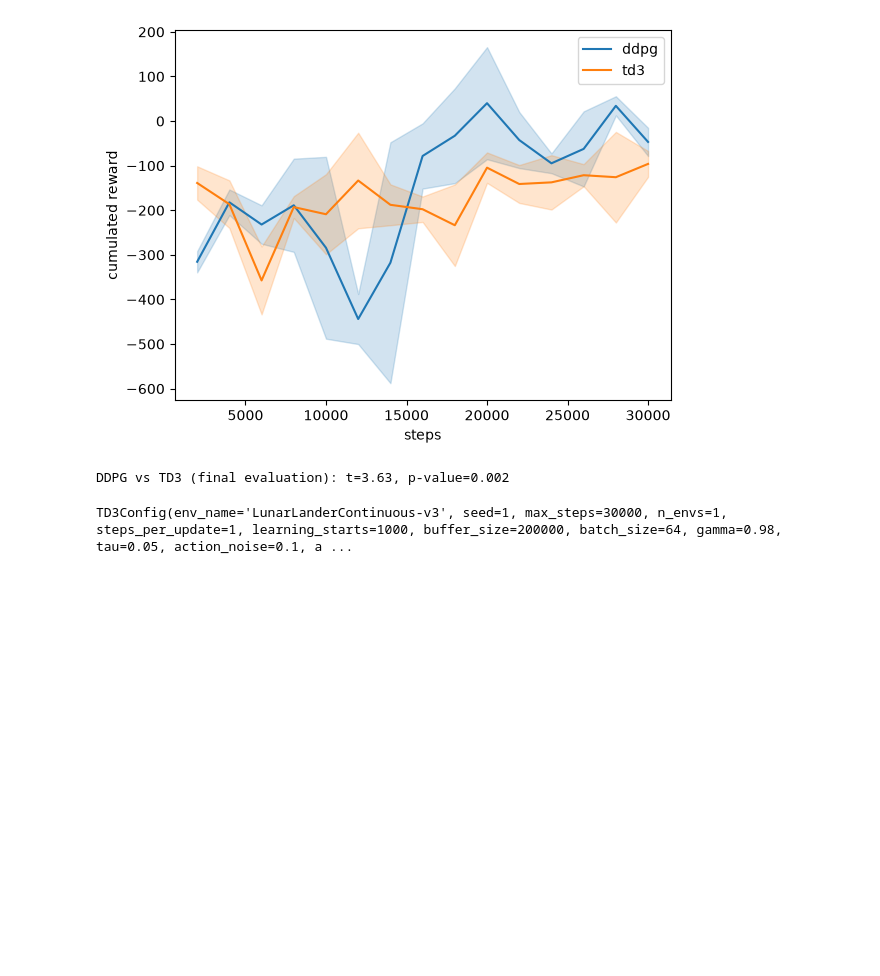
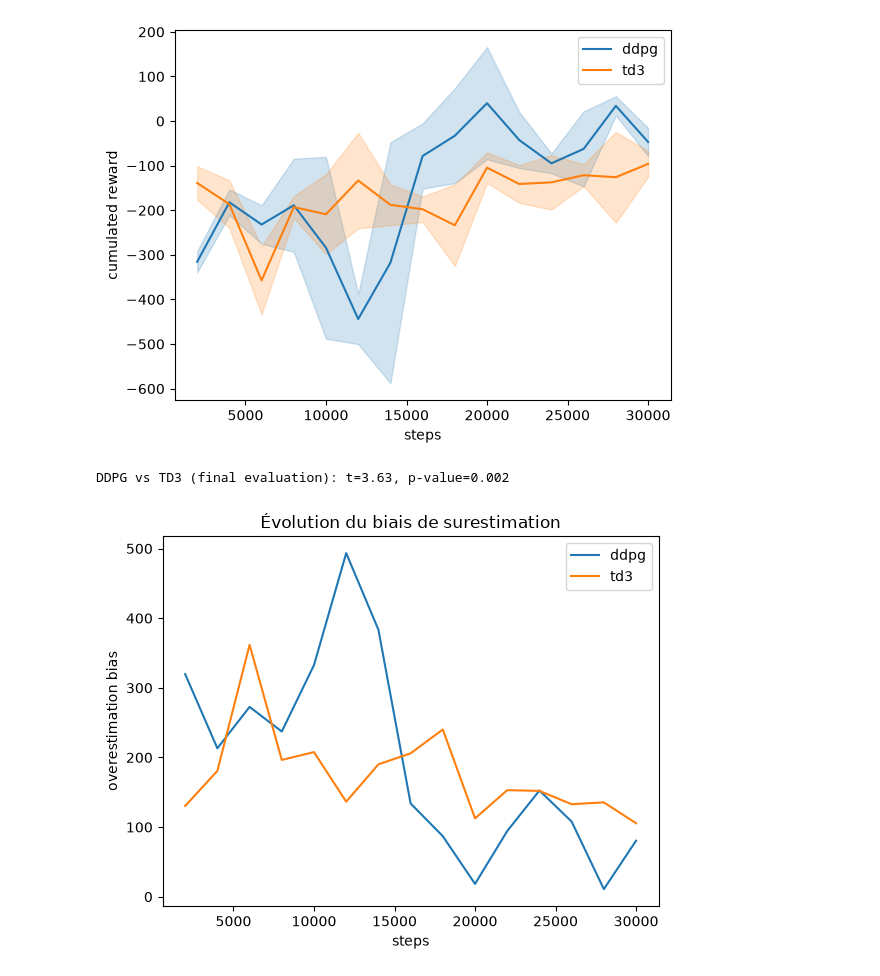
Before and after one commit to emmanuelgkn/rl_mini_projet_1, a Jupyter notebook: Analyses.ipynb, the cells around one changed output. Cells and saved outputs as stored; diff of their text form; code cells hidden in the pictures; blank space fills up the shorter version.

Commit message:
suppression fichiers inutiles et ajout de train et plots

```diff
--- a/Analyses.ipynb
+++ b/Analyses.ipynb
@@ -40,7 +40,6 @@ print(
 [figure]
 DDPG vs TD3 (final evaluation): t=3.63, p-value=0.002
 # %%
-cfg = td3_config
-print(cfg)
+plot_overestimated_bias(ddpg=ddpg, td3=td3)
 # %% [output]
-TD3Config(env_name='LunarLanderContinuous-v3', seed=1, max_steps=30000, n_envs=1, steps_per_update=1, learning_starts=1000, buffer_size=200000, batch_size=64, gamma=0.98, tau=0.05, action_noise=0.1, a ...
+[figure, added]
```
Also changed, not shown: parts of 1 cell of this notebook, 9 other files.
